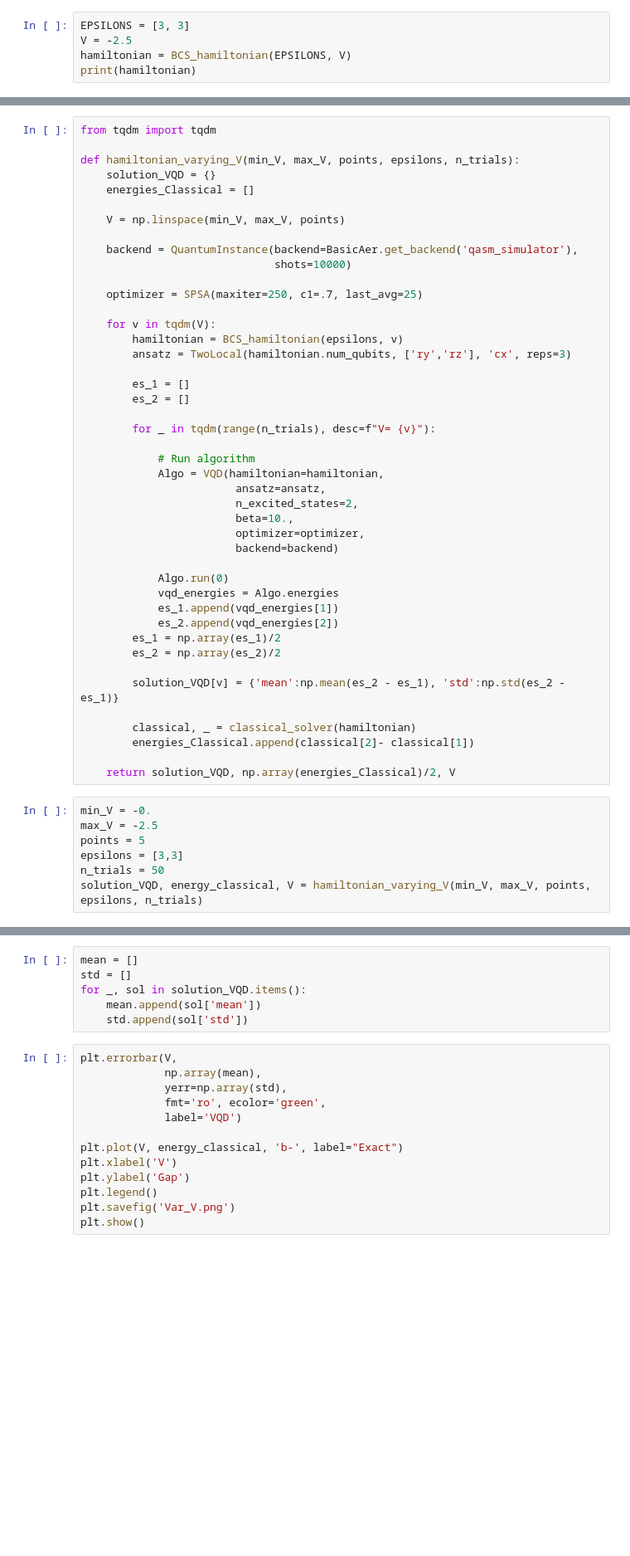
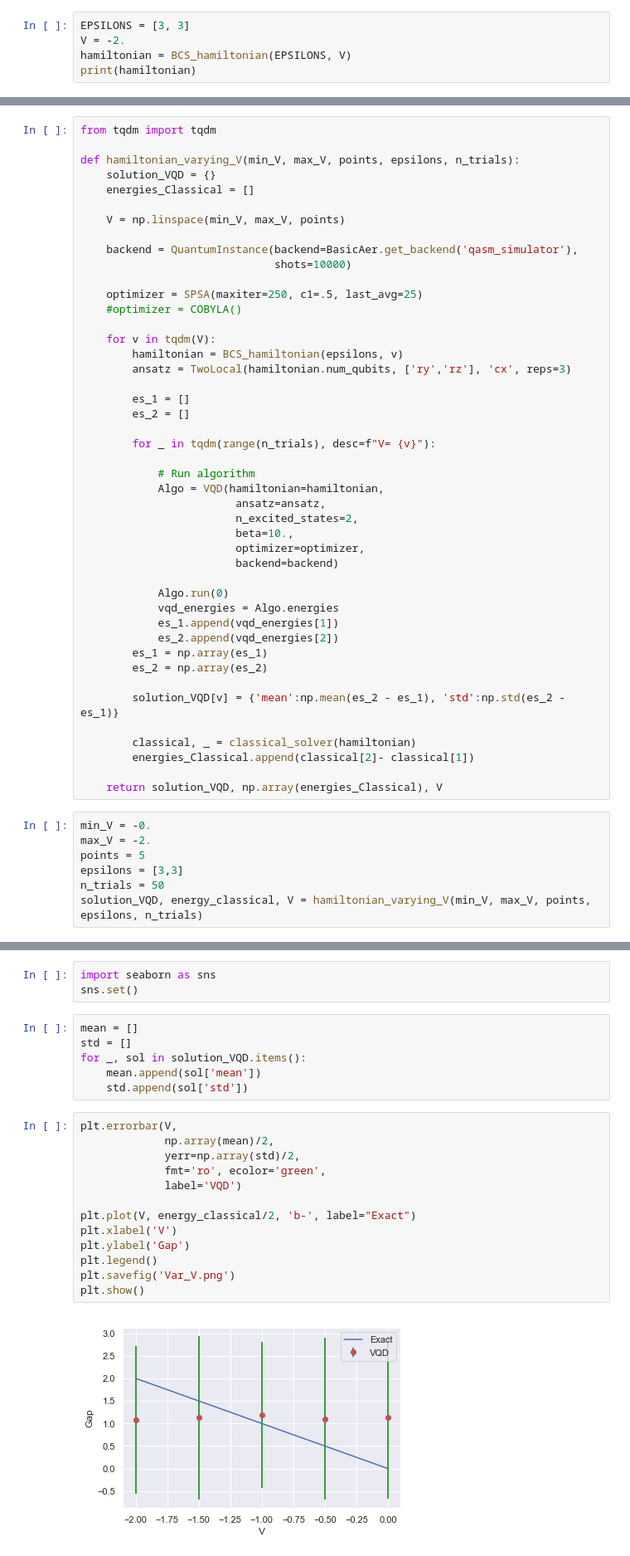
Before and after one commit to nahumsa/volta, a Jupyter notebook: Notebooks/BCS/04-Varying_V.ipynb, the cells around one changed output, grey strips where cells are left out. Shown: that part at 83% size. Cells and saved outputs as stored; diff of their text form; blank space fills up the shorter version.

```diff
--- a/Notebooks/BCS/04-Varying_V.ipynb
+++ b/Notebooks/BCS/04-Varying_V.ipynb
@@ -53,7 +53,7 @@ from VOLTA.Hamiltonians import BCS_hamiltonian
 %autoreload 2
 # %%
 EPSILONS = [3, 3]
-V = -2.5
+V = -2.
 hamiltonian = BCS_hamiltonian(EPSILONS, V)
 print(hamiltonian)
 # %% [output]
@@ -82,7 +82,8 @@ def hamiltonian_varying_V(min_V, max_V, points, epsilons, n_trials):
     backend = QuantumInstance(backend=BasicAer.get_backend('qasm_simulator'),
                               shots=10000)
 
-    optimizer = SPSA(maxiter=250, c1=.7, last_avg=25)
+    optimizer = SPSA(maxiter=250, c1=.5, last_avg=25)
+    #optimizer = COBYLA()
 
     for v in tqdm(V):
         hamiltonian = BCS_hamiltonian(epsilons, v)
@@ -105,18 +106,18 @@ def hamiltonian_varying_V(min_V, max_V, points, epsilons, n_trials):
             vqd_energies = Algo.energies
             es_1.append(vqd_energies[1])
             es_2.append(vqd_energies[2])
-        es_1 = np.array(es_1)/2
-        es_2 = np.array(es_2)/2
+        es_1 = np.array(es_1)
+        es_2 = np.array(es_2)
 
         solution_VQD[v] = {'mean':np.mean(es_2 - es_1), 'std':np.std(es_2 - es_1)}
 
         classical, _ = classical_solver(hamiltonian)
         energies_Classical.append(classical[2]- classical[1])
 
-    return solution_VQD, np.array(energies_Classical)/2, V
+    return solution_VQD, np.array(energies_Classical), V
 # %%
 min_V = -0.
-max_V = -2.5
+max_V = -2.
 points = 5
 epsilons = [3,3]
 n_trials = 50
@@ -126,3 +133,6 @@ solution_VQD
+# %%
+import seaborn as sns
+sns.set()
 # %%
 mean = []
 std = []
@@ -131,14 +141,16 @@ for _, sol in solution_VQD.items():
     std.append(sol['std'])
 # %%
 plt.errorbar(V,
-             np.array(mean),
-             yerr=np.array(std),
+             np.array(mean)/2,
+             yerr=np.array(std)/2,
              fmt='ro', ecolor='green',
              label='VQD')
 
-plt.plot(V, energy_classical, 'b-', label="Exact")
+plt.plot(V, energy_classical/2, 'b-', label="Exact")
 plt.xlabel('V')
 plt.ylabel('Gap')
 plt.legend()
 plt.savefig('Var_V.png')
 plt.show()
+# %% [output]
+[figure, added]
```
Also changed, not shown: parts of 8 cells of this notebook, 5 other files.
